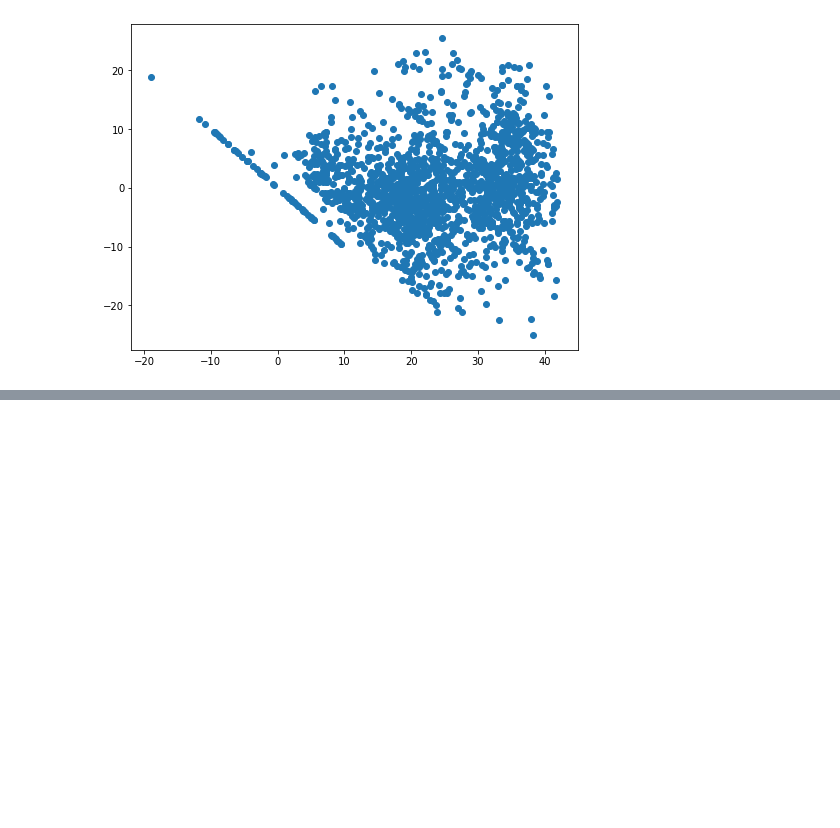
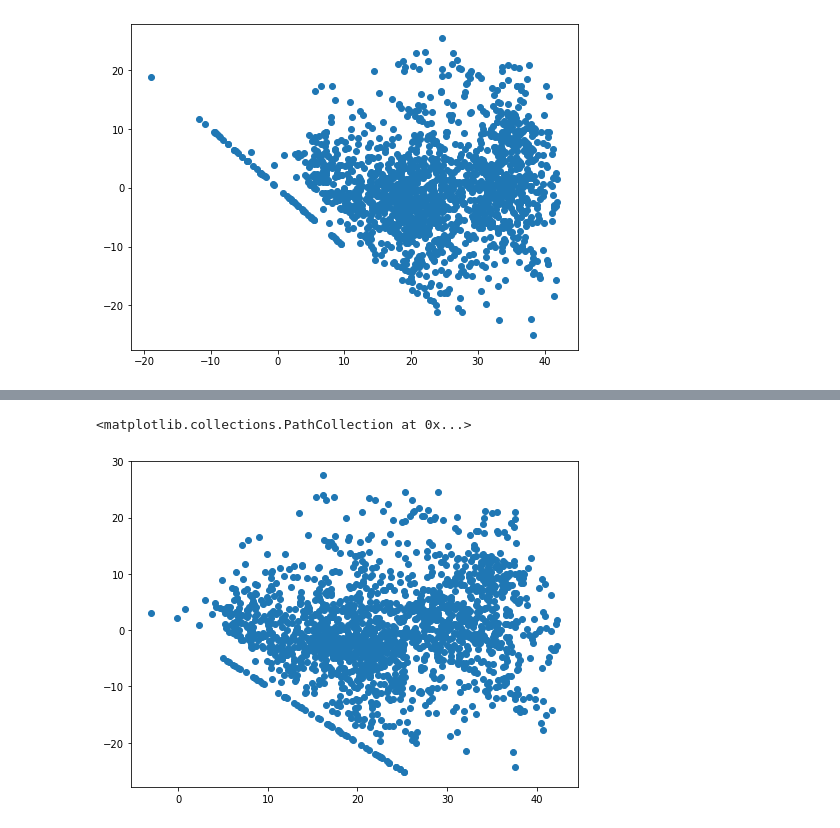
Before and after one commit to Creatrohit9/ROHIT-BHDAURIYA--Bike-Sharing-Demand-Prediction, a Jupyter notebook: ROHIT_BHADAURIYA(Proponent_Ds)_Bike_Sharing_Demand_Prediction_2_Capstone_Project.ipynb, the cells around one changed output, grey strips where cells are left out. Cells and saved outputs as stored; diff of their text form; code cells hidden in the pictures; blank space fills up the shorter version.

```diff
--- a/ROHIT_BHADAURIYA(Proponent_Ds)_Bike_Sharing_Demand_Prediction_2_Capstone_Project.ipynb
+++ b/ROHIT_BHADAURIYA(Proponent_Ds)_Bike_Sharing_Demand_Prediction_2_Capstone_Project.ipynb
@@ -768,0 +833,6 @@ plt.scatter((y_pred_test_ridge),(y_test)-(y_pred_test_ridge))
+# %%
+### Heteroscadacity
+plt.scatter((y_pred_test_en),(y_test)-(y_pred_test_en))
+# %% [output]
+<matplotlib.collections.PathCollection at 0x...>
+[figure, added]
```
Also changed, not shown: parts of 7 cells of this notebook.
